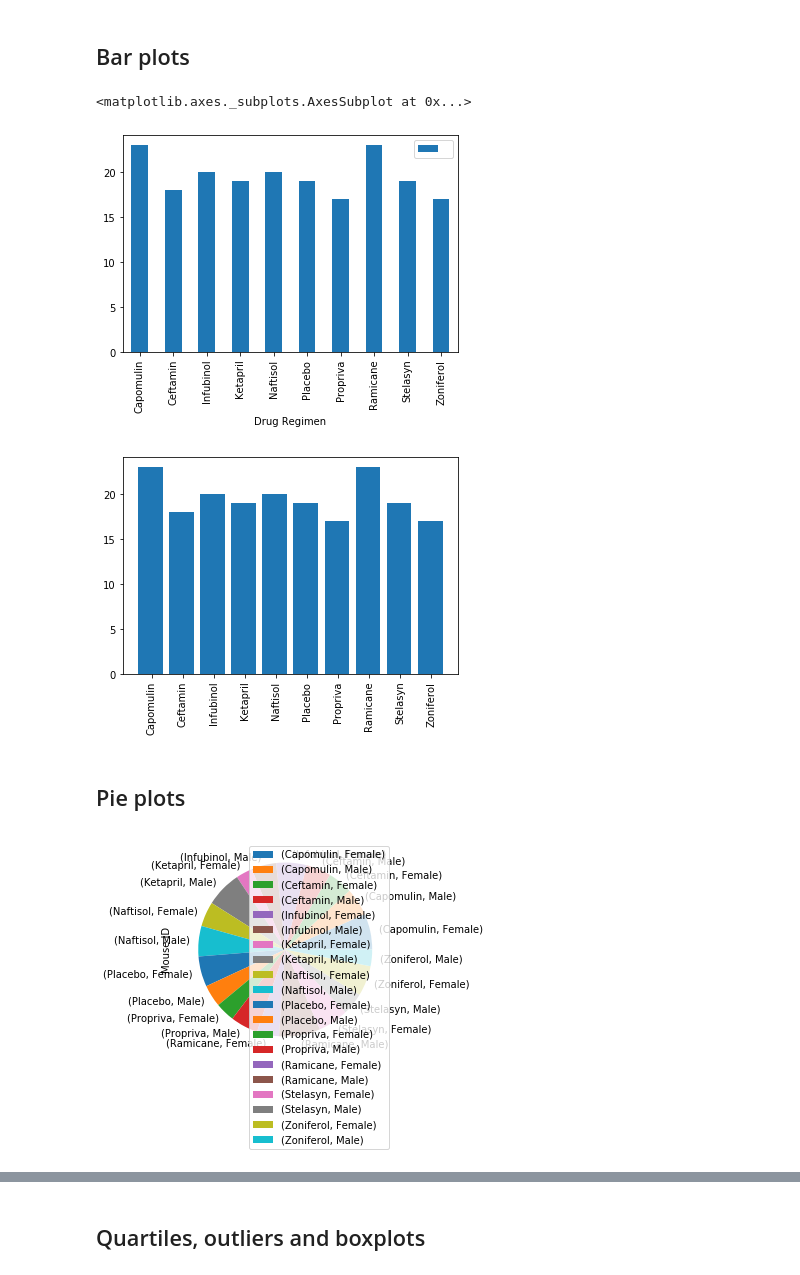
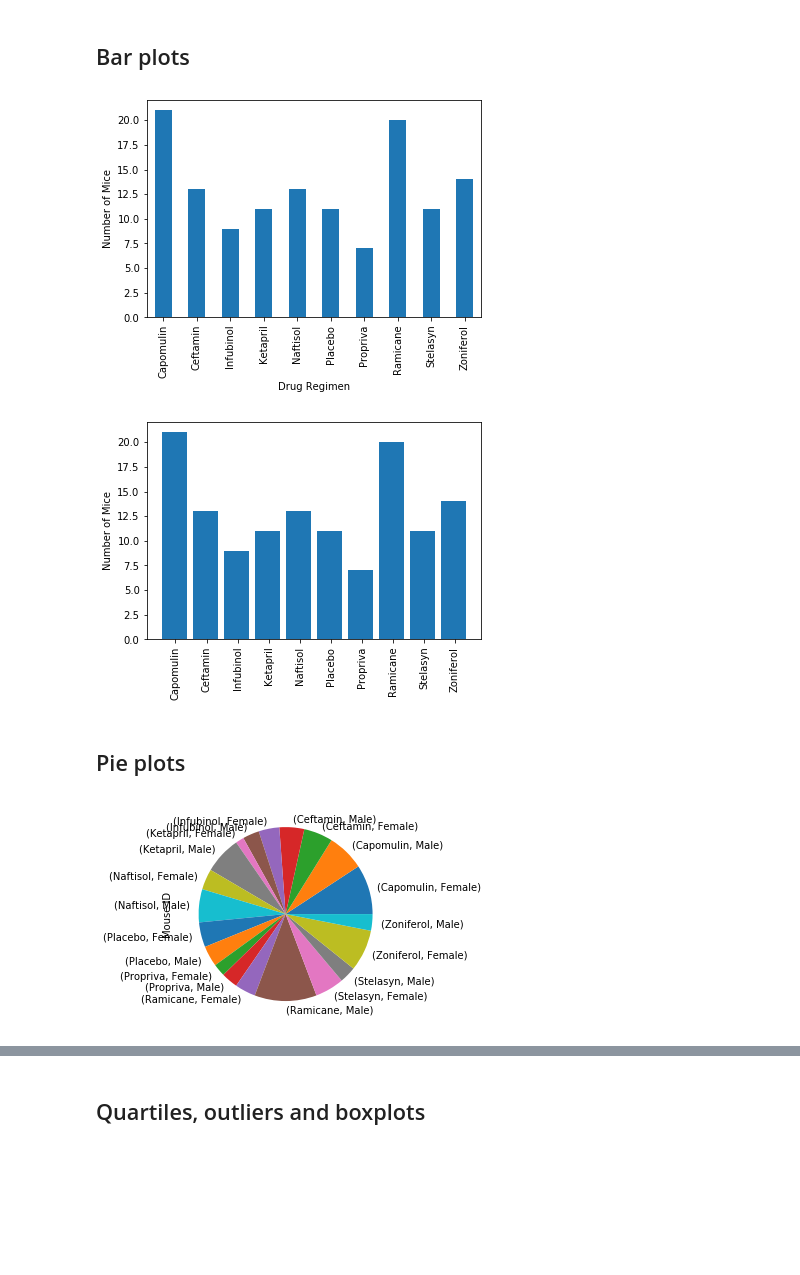
Before and after one commit to jtpeters963/matplotlibchallenge, a Jupyter notebook: pymaceuticals_starter.ipynb, the cells around one changed output, grey strips where cells are left out. Saved outputs shown, nothing was run; the diff lists cells and outputs as text; code cells hidden in the pictures; blank space fills up the shorter version.

```diff
--- a/pymaceuticals_starter.ipynb
+++ b/pymaceuticals_starter.ipynb
@@ -7,6 +7,7 @@
 import matplotlib.pyplot as plt
 import pandas as pd
 import scipy.stats as st
+from scipy.stats import linregress
 import numpy as np
 
 # Study data files
@@ -19,7 +20,8 @@ study_results = pd.read_csv(study_results)
 
 # Combine the data into a single dataset
 df1=pd.merge(mouse_metadata, study_results, on='Mouse ID')
-df = df1.loc[df1['Timepoint']==20,:]
-df.head()
+df = df1.loc[df1['Timepoint']==45,:]
+# df = df1.copy()
+df1.head(30)
 # %% [output]
 |  | Mouse ID | Drug Regimen | Sex | Age_months | Weight (g) | Timepoint | Tumor Volume (mm3) | ... |
@@ -74,23 +79,23 @@ summary.head(30)
 # %%
 # Generate a bar plot showing number of data points for each treatment regimen using pandas
 counts = df.groupby(['Drug Regimen']).count()
 counts.reindex()
-counts.head()
 countsplt = counts[['Mouse ID']]
-countsplt=countsplt.rename(columns = {'Mouse ID':' '})
-countsplt.plot(kind='bar')
+countsplt.plot(kind='bar',legend = False)
+plt.ylabel('Number of Mice')
+plt.show()
 # %% [output]
-<matplotlib.axes._subplots.AxesSubplot at 0x...>
-[figure, old version]
+[figure, new version]
 # %%
 # Generate a bar plot showing number of data points for each treatment regimen using pyplot
 xval = np.arange(0,len(counts))
 tick_locations = [x+.04 for x in xval]
 plt.bar(xval,counts['Mouse ID'])
 plt.xticks(tick_locations, counts.index, rotation="vertical")
+plt.ylabel('Number of Mice')
 plt.show()
 # %% [output]
-[figure, old version]
+[figure, new version]
 # %% [markdown]
 ## Pie plots
 # %%
@@ -102,9 +107,9 @@ del gender['Weight (g)']
 del gender['Timepoint']
 del gender['Tumor Volume (mm3)']
 del gender['Metastatic Sites']
-plot = gender.plot.pie(subplots=True)
+plot = gender.plot.pie(subplots=True, legend = False)
 # %% [output]
-[figure, old version]
+[figure, new version]
 # %%
 # Generate a pie plot showing the distribution of female versus male mice using pyplot
 plt.pie(gender['Mouse ID'], labels = gender.index,autopct="%1.0f%%")
```
Also changed, not shown: parts of 18 cells of this notebook.
